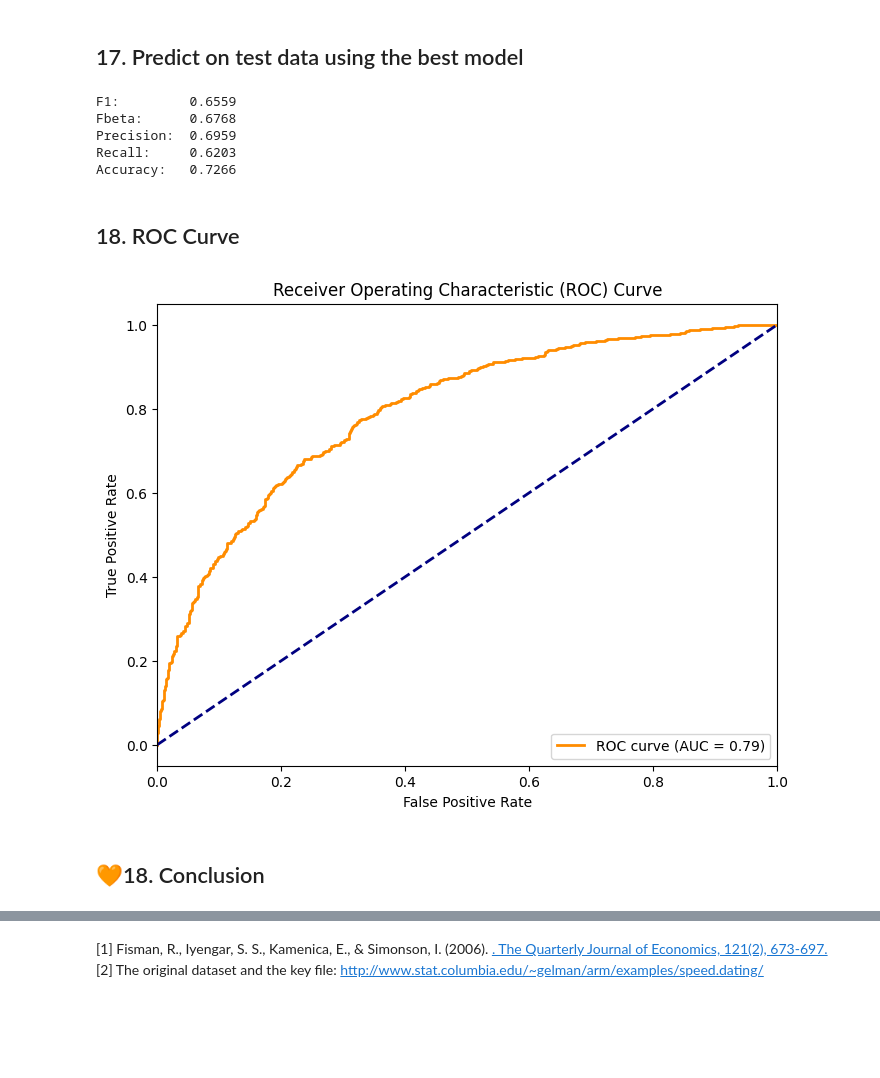
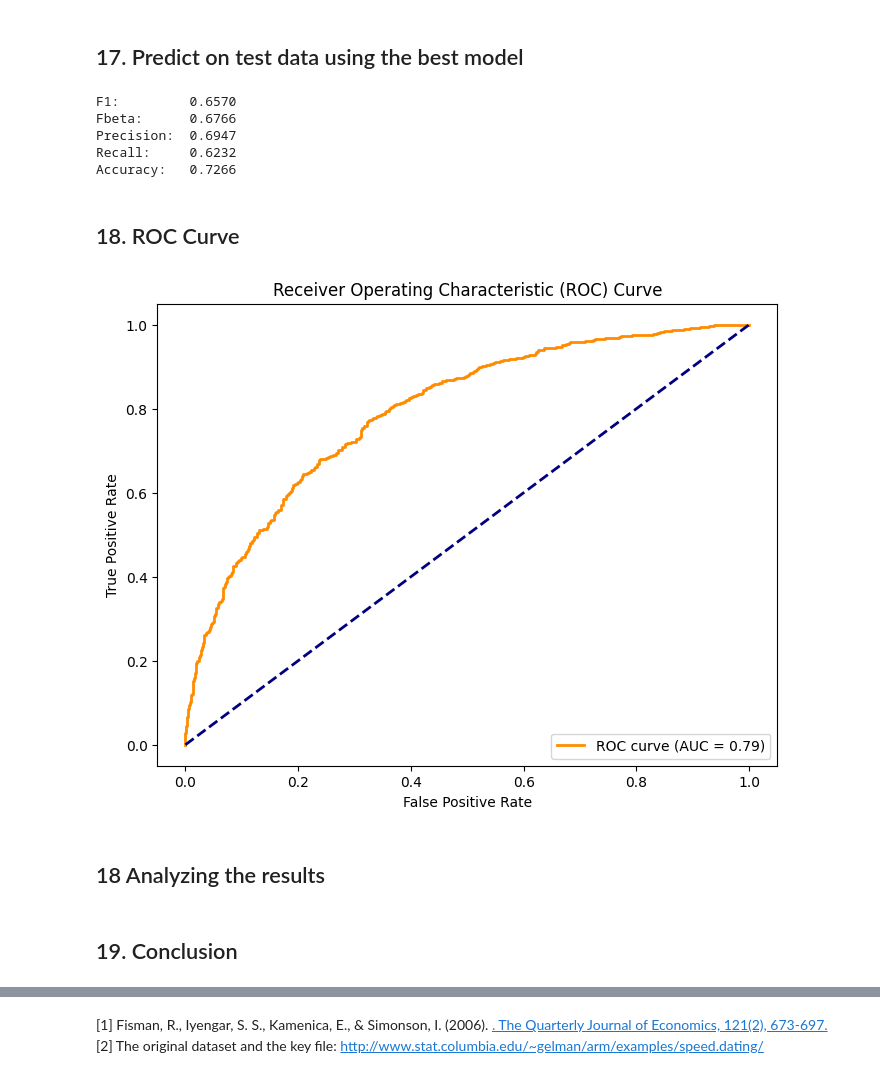
Before and after one commit to MirkaIvanova/Projects, a Jupyter notebook: Predicting-Dating-Match-Success-Using-Machine-Learning/Predicting Dating Match Success Using Machine Learning.ipynb, the cells around one changed output, grey strips where cells are left out. Cells and saved outputs as stored; diff of their text form; code cells hidden in the pictures; blank space fills up the shorter version.

```diff
--- a/Predicting-Dating-Match-Success-Using-Machine-Learning/Predicting Dating Match Success Using Machine Learning.ipynb
+++ b/Predicting-Dating-Match-Success-Using-Machine-Learning/Predicting Dating Match Success Using Machine Learning.ipynb
@@ -1361,7 +1369,7 @@ X_test = X_test.drop(columns=cols_to_drop, axis=1, errors='ignore')
 scaler = MaxAbsScaler()
 
 X_train = pd.DataFrame(scaler.fit_transform(X_train), index = X_train.index, columns=X_train.columns)
-X_test  = pd.DataFrame(scaler.fit_transform(X_test),  index = X_test.index,  columns=X_test.columns)
+X_test  = pd.DataFrame(scaler.transform(X_test), index = X_test.index,  columns=X_test.columns)
 # %% [markdown]
 ## 14. Choose a metric
 # %% [markdown]
@@ -1540,7 +1549,7 @@ svc_param_grid = {
 #### Define parameter grid
 # %%
 param_grid_top5 = [
-    # {** hdbc_param_grid}, # 💚MII uncomment!
+    {** hdbc_param_grid}, # 💚MII uncomment!
     {** xgb_param_grid},
     # {** rf_param_grid},
     # {** gb_param_grid},
@@ -1675,29 +1684,30 @@ We did not find a better score, therefore we will continue using `best_model_fin
 scores = predict_and_score(best_model_final, X_test, y_test, 0.5, X_test.columns)
 print_scores(scores)
 # %% [output]
-F1:         0.6559
-Fbeta:      0.6768
-Precision:  0.6959
-Recall:     0.6203
+F1:         0.6570
+Fbeta:      0.6766
+Precision:  0.6947
+Recall:     0.6232
 Accuracy:   0.7266
 # %% [markdown]
 ## 18. ROC Curve
 # %%
 # Calculate the predicted probabilities for the test set
 y_pred_prob = best_model_final.predict_proba(X_test)[:, 1]
 
 # Calculate the ROC curve and AUC
 fpr, tpr, thresholds = roc_curve(y_test, y_pred_prob)
 roc_auc = auc(fpr, tpr)
 
 # Plot the ROC curve
 cplt.figure(figsize=(8, 6))
 cplt.plot(fpr, tpr, color='darkorange', lw=2, label='ROC curve (AUC = %0.2f)' % roc_auc)
 cplt.plot([0, 1], [0, 1], color='navy', lw=2, linestyle='--')
-cplt.xylim(0.0, 1.0, )
 cplt.txylabel('Receiver Operating Characteristic (ROC) Curve', 'False Positive Rate', 'True Positive Rate')
 cplt.legend(loc="lower right").show()
 # %% [output]
-[figure, old version]
+[figure, new version]
+# %% [markdown]
+## 18 Analyzing the results
 # %% [markdown]
-## 🧡18. Conclusion
+## 19. Conclusion
```
Also changed, not shown: parts of 31 cells of this notebook, 4 other files.
